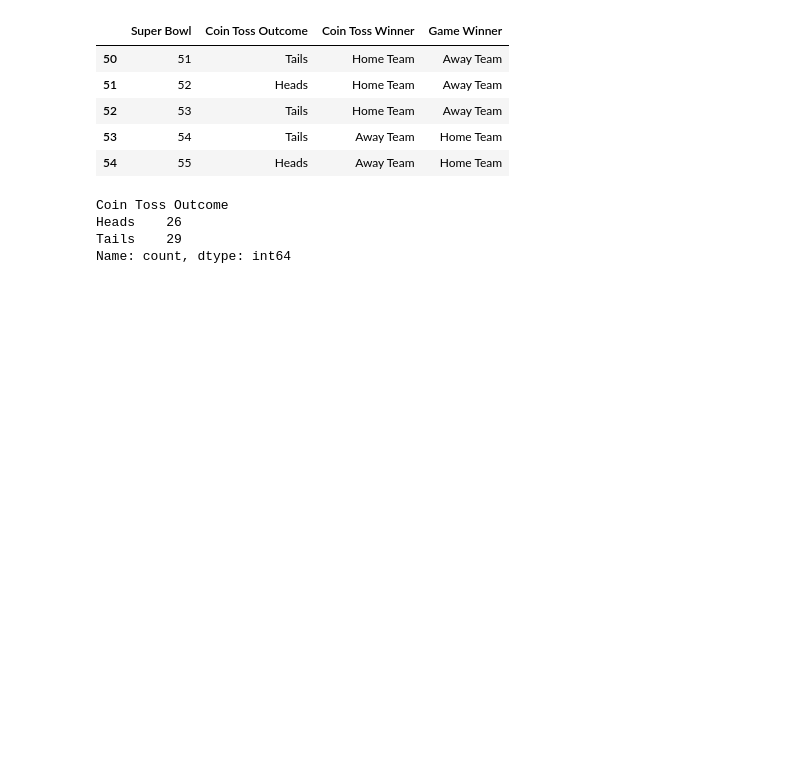
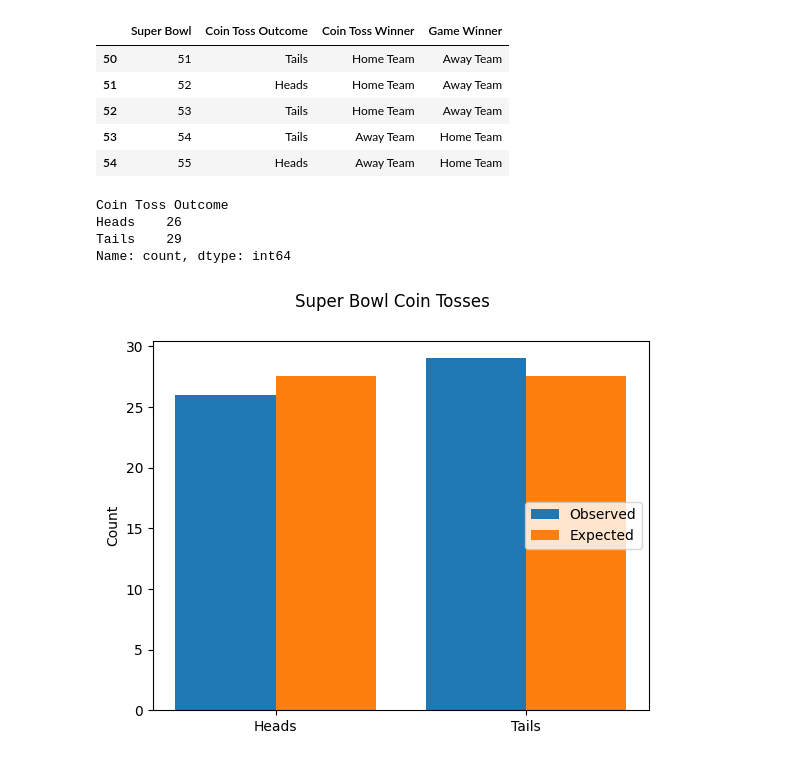
Before and after one commit to KabiraKabira7/Chi_square_test, a Jupyter notebook: chi_square.ipynb, the cells around one changed output. Cells and saved outputs as stored; diff of their text form; code cells hidden in the pictures; blank space fills up the shorter version.

```diff
--- a/chi_square.ipynb
+++ b/chi_square.ipynb
@@ -41,3 +41,28 @@ Coin Toss Outcome
 Heads    26
 Tails    29
 Name: count, dtype: int64
+# %%
+fig, ax = plt.subplots()
+
+# Extract observed counts
+fair_coin_observed = coin_toss_counts.values
+# Heads and tails each expected half the time
+fair_coin_expected = [sum(coin_toss_counts)/2, sum(coin_toss_counts)/2]
+
+# Placeholder data for display purposes; you can ignore these values
+x = np.array([0, 5])
+offset = 1
+bar_width = 2
+
+# Plot bars
+ax.bar(x-offset, fair_coin_observed, bar_width, label="Observed")
+ax.bar(x+offset, fair_coin_expected, bar_width, label="Expected")
+
+# Customize appearance
+ax.set_xticks(x)
+ax.set_xticklabels(["Heads", "Tails"])
+ax.set_ylabel("Count")
+ax.legend(loc="right")
+fig.suptitle("Super Bowl Coin Tosses");
+# %% [output]
+[figure, added]
```
